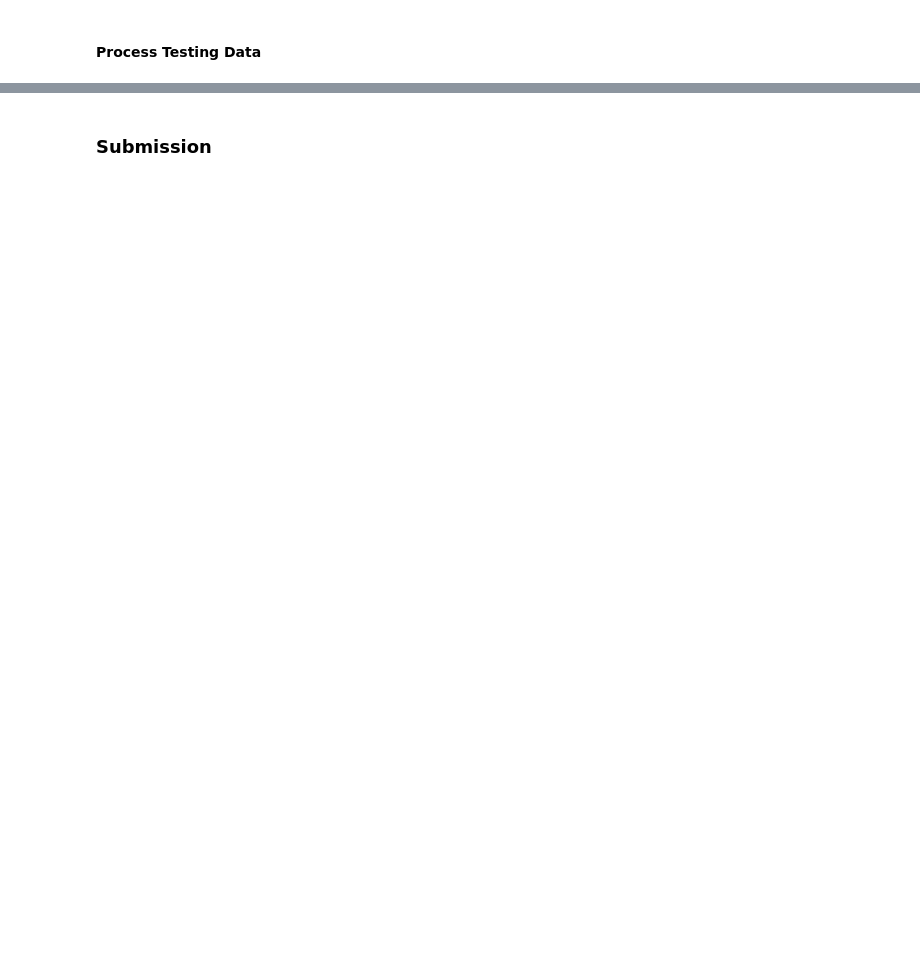
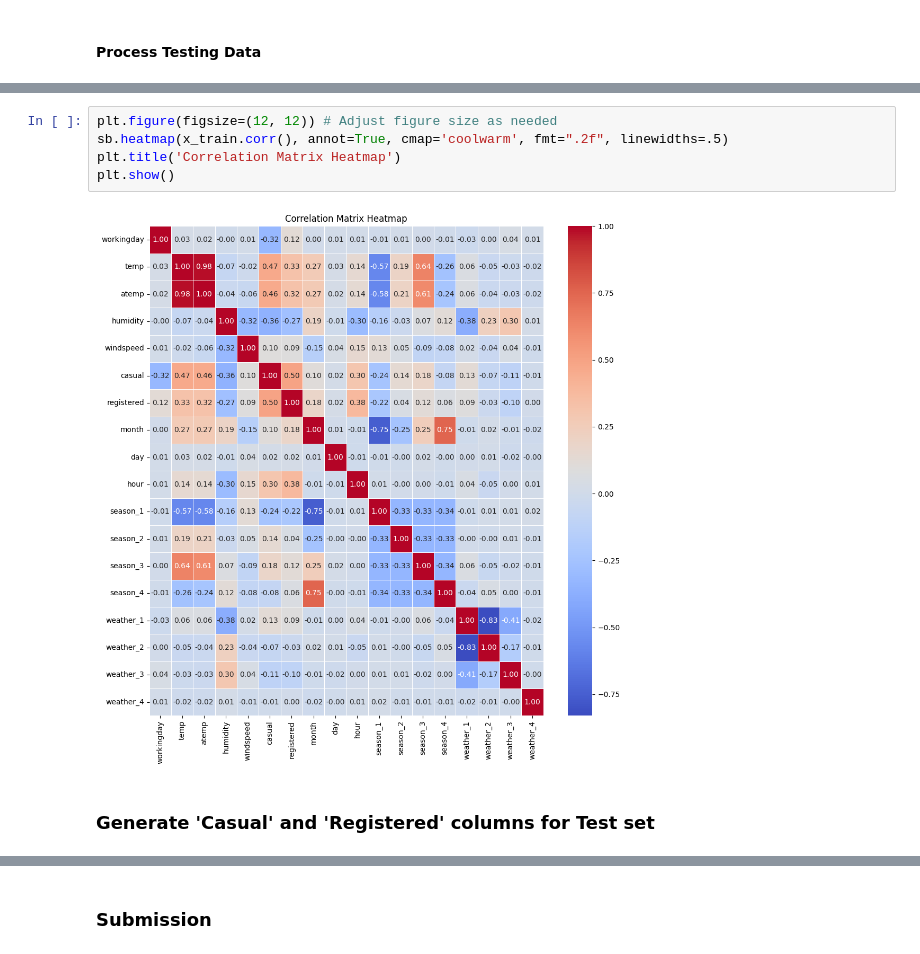
Before and after one commit to Adam-Arezza/kaggle, a Jupyter notebook: bike_sharing_demand/main.ipynb, the cells around one changed output, grey strips where cells are left out. Drawn from its saved outputs; the diff is of its cells as text; blank space fills up the shorter version.

```diff
--- a/bike_sharing_demand/main.ipynb
+++ b/bike_sharing_demand/main.ipynb
@@ -106,0 +103,9 @@ plt.scatter(x_train['day'], x_train['registered'])
+# %%
+plt.figure(figsize=(12, 12)) # Adjust figure size as needed
+sb.heatmap(x_train.corr(), annot=True, cmap='coolwarm', fmt=".2f", linewidths=.5)
+plt.title('Correlation Matrix Heatmap')
+plt.show()
+# %% [output]
+[figure, added]
+# %% [markdown]
+### Generate 'Casual' and 'Registered' columns for Test set
```
Also changed, not shown: parts of 9 cells of this notebook.
